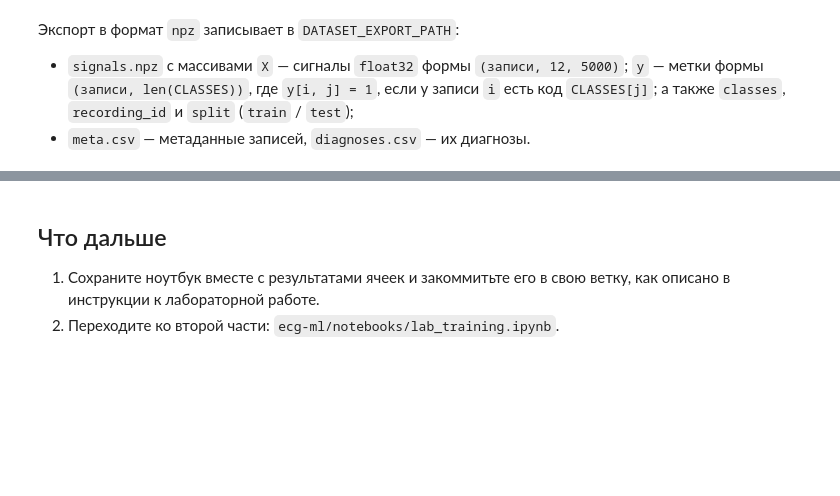
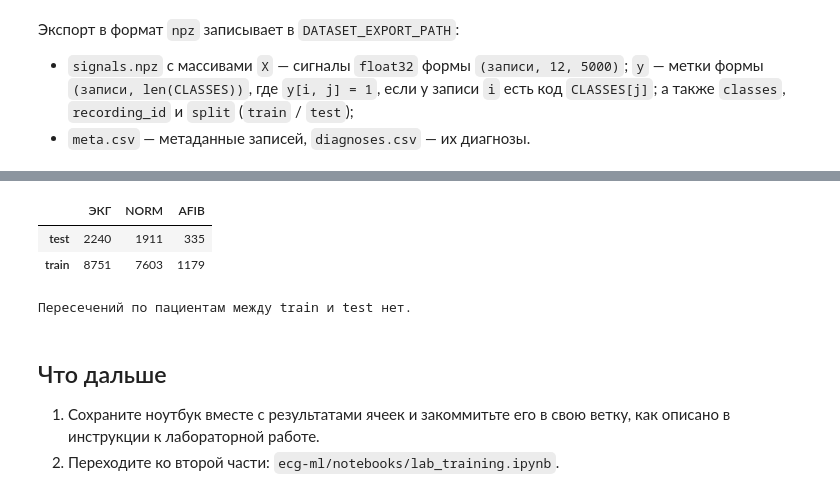
Before and after one commit to 4elodoy-Molovek/ecg-labwork, a Jupyter notebook: ecg-warehouse/notebooks/lab_dataset.ipynb, the cells around one changed output, grey strips where cells are left out. Cells and saved outputs as stored; diff of their text form; code cells hidden in the pictures; blank space fills up the shorter version.

```diff
--- a/ecg-warehouse/notebooks/lab_dataset.ipynb
+++ b/ecg-warehouse/notebooks/lab_dataset.ipynb
@@ -158,3 +233,25 @@ wh.export_dataset(
+# %%
+import numpy as np
+import pandas as pd
+
+meta = pd.read_csv(DATASET_EXPORT_PATH / "meta.csv", dtype={"patient_id": str})
+assert meta.groupby(["source", "patient_id"])["split"].nunique().max() == 1
+assert len(meta) == n_selected
+with np.load(DATASET_EXPORT_PATH / "signals.npz") as export:
+    assert export["classes"].tolist() == CLASSES
+    labels = export["y"]
+    assert labels.shape == (len(meta), len(CLASSES))
+    assert labels.any(axis=1).all()
+    assert (labels.sum(axis=0) == counts.to_numpy()).all()
+    distribution = pd.DataFrame(labels, columns=CLASSES).groupby(export["split"]).sum()
+    distribution.insert(0, "ЭКГ", pd.Series(export["split"]).value_counts())
+display(distribution)
+print("Пересечений по пациентам между train и test нет.")
+# %% [output]
+|  | ЭКГ | NORM | AFIB |
+| test | 2240 | 1911 | 335 |
+| train | 8751 | 7603 | 1179 |
+Пересечений по пациентам между train и test нет.
 # %% [markdown]
 ## Что дальше
 
```
Also changed, not shown: parts of 11 cells of this notebook.
